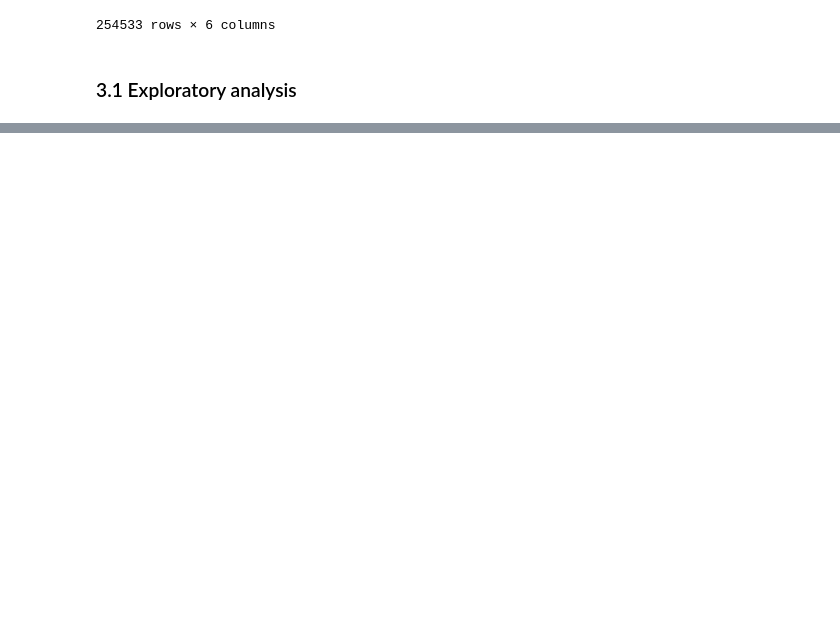
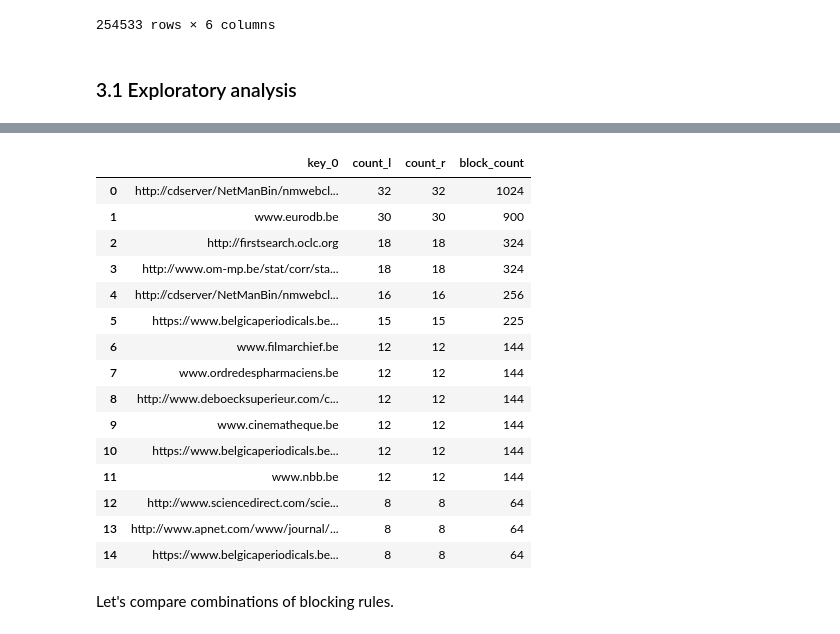
Before and after one commit to kbrbe/issn-matching, a Jupyter notebook: issn-splink-matching.ipynb, the cells around one changed output, grey strips where cells are left out. Drawn from its saved outputs; the diff is of its cells as text; code cells hidden in the pictures; blank space fills up the shorter version.

```diff
--- a/issn-splink-matching.ipynb
+++ b/issn-splink-matching.ipynb
@@ -475,0 +536,28 @@ This example blocking rule "publisher", "place" makes sense in our case, a publi
+# %%
+result = n_largest_blocks(    table_or_tables=dfMatching,
+    blocking_rule= block_on("url"),
+    link_type="dedupe_only",
+    db_api=db_api,
+    n_largest=15
+    )
+
+result.as_pandas_dataframe()
+# %% [output]
+|  | key_0 | count_l | count_r | block_count |
+| 0 | http://cdserver/NetManBin/nmwebcl... | 32 | 32 | 1024 |
+| 1 | www.eurodb.be | 30 | 30 | 900 |
+| 2 | http://firstsearch.oclc.org | 18 | 18 | 324 |
+| 3 | http://www.om-mp.be/stat/corr/sta... | 18 | 18 | 324 |
+| 4 | http://cdserver/NetManBin/nmwebcl... | 16 | 16 | 256 |
+| 5 | https://www.belgicaperiodicals.be... | 15 | 15 | 225 |
+| 6 | www.filmarchief.be | 12 | 12 | 144 |
+| 7 | www.ordredespharmaciens.be | 12 | 12 | 144 |
+| 8 | http://www.deboecksuperieur.com/c... | 12 | 12 | 144 |
+| 9 | www.cinematheque.be | 12 | 12 | 144 |
+| 10 | https://www.belgicaperiodicals.be... | 12 | 12 | 144 |
+| 11 | www.nbb.be | 12 | 12 | 144 |
+| 12 | http://www.sciencedirect.com/scie... | 8 | 8 | 64 |
+| 13 | http://www.apnet.com/www/journal/... | 8 | 8 | 64 |
+| 14 | https://www.belgicaperiodicals.be... | 8 | 8 | 64 |
+# %% [markdown]
+Let's compare combinations of blocking rules.
```
Also changed, not shown: parts of 24 cells of this notebook, 1 other file.
